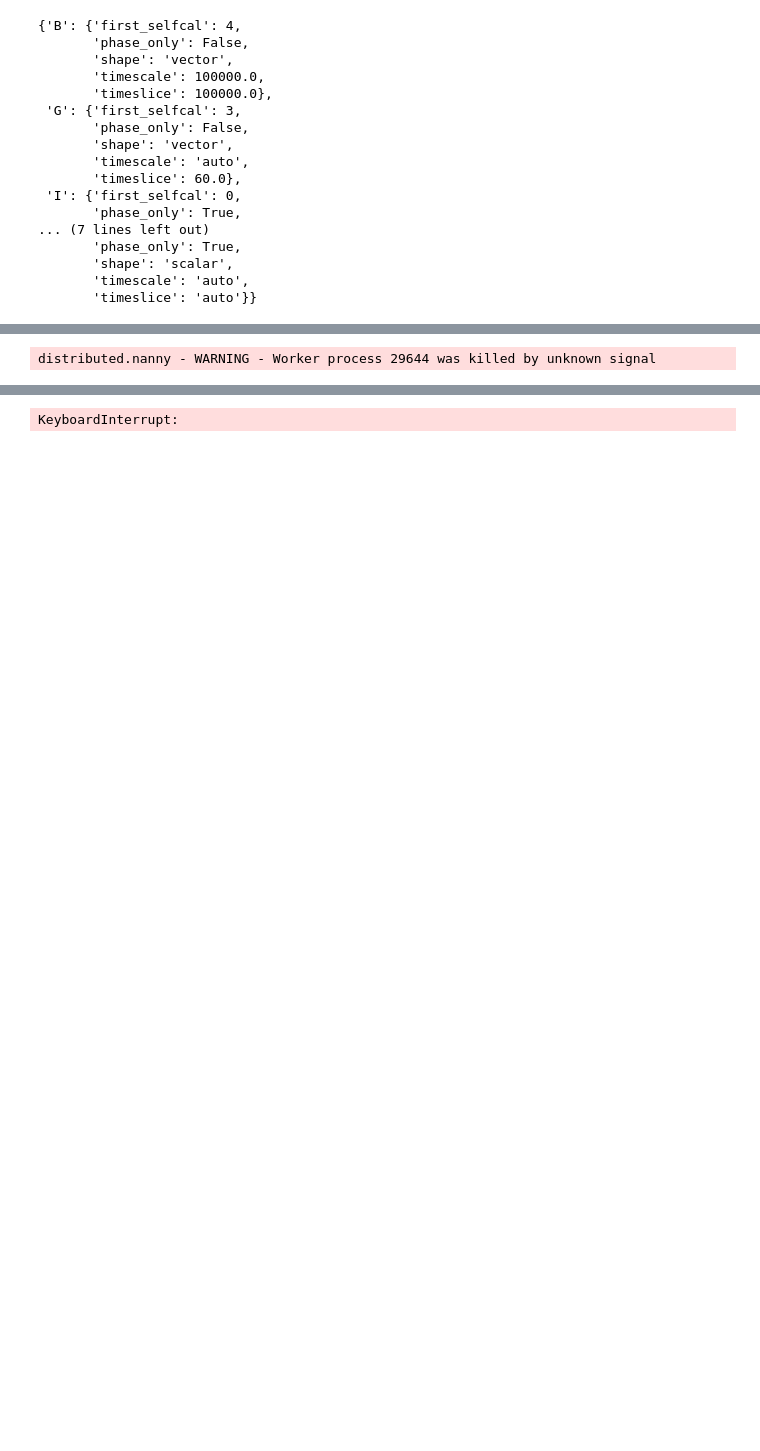
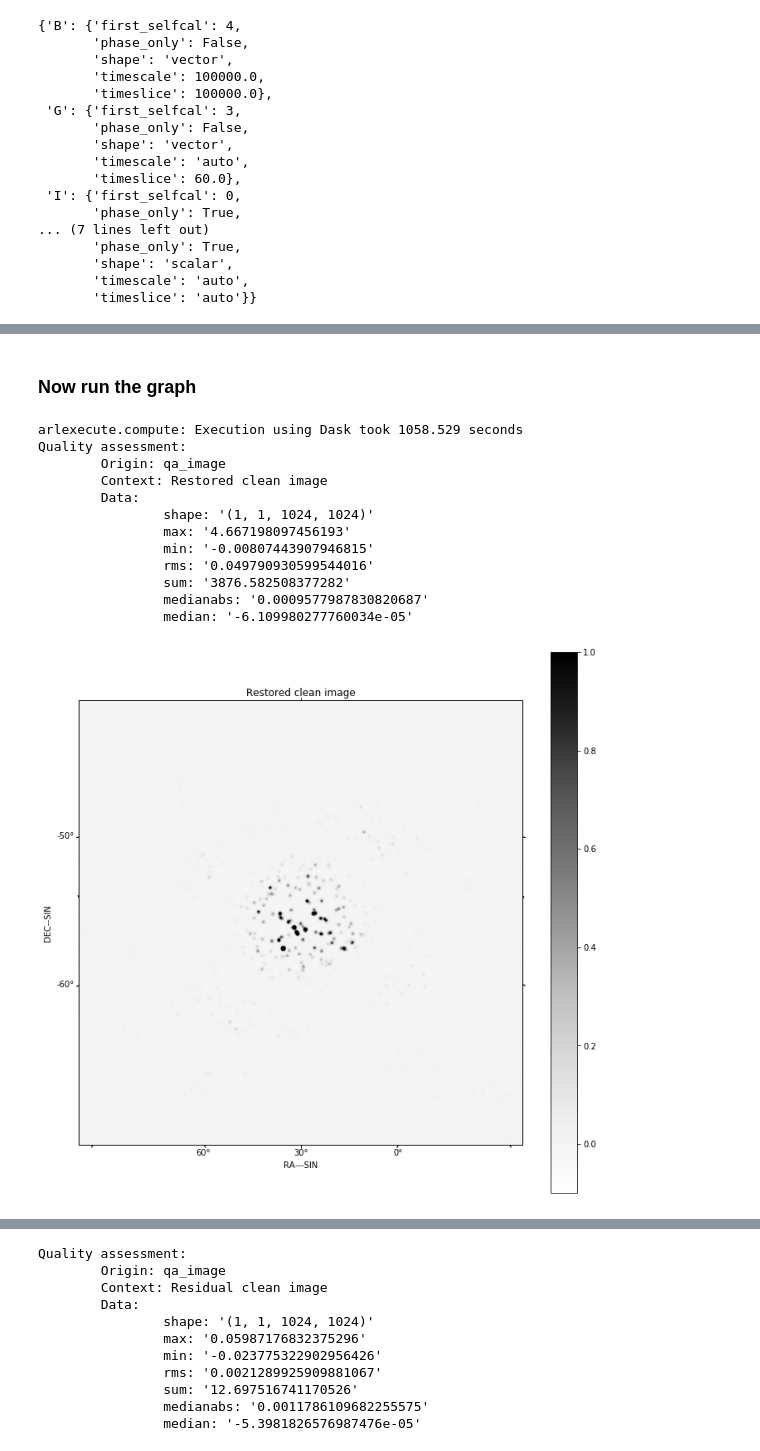
Before and after one commit to SKA-ScienceDataProcessor/algorithm-reference-library, a Jupyter notebook: workflows/notebooks/arl_demo.ipynb, the cells around one changed output, grey strips where cells are left out. Drawn from its saved outputs; the diff is of its cells as text; code cells hidden in the pictures; blank space fills up the shorter version.

```diff
--- a/workflows/notebooks/arl_demo.ipynb
+++ b/workflows/notebooks/arl_demo.ipynb
@@ -250,7 +254,7 @@ ical_list = ical_list_arlexecute_workflow(future_corrupted_vislist,
                                           vis_slices=vis_slices,
                                           scales=[0, 3, 10], algorithm='mmclean',
                                           nmoment=3, niter=1000,
-                                          fractional_threshold=0.1,
+                                          fractional_threshold=0.05,
                                           threshold=0.01, nmajor=5, gain=0.25,
                                           psf_support=64,
                                           deconvolve_facets = 8,
@@ -261,29 +265,42 @@ ical_list = ical_list_arlexecute_workflow(future_corrupted_vislist,
                                           do_selfcal=True,
                                           calibration_context = 'TG',
                                           controls=controls)
+# %% [markdown]
+### Now run the graph
 # %%
 log.info('About to run ical')
 result=arlexecute.compute(ical_list, sync=True)
-deconvolved = result[0][0]
-residual = result[1][0]
-restored = result[2][0]
-
-f=show_image(deconvolved, title='Clean image', cm='Greys', vmax=1.0, vmin=-0.1)
-print(qa_image(deconvolved, context='Clean image'))
-plt.show()
+centre=nfreqwin//2
+residual = result[1][centre]
+restored = result[2][centre]
 
 f=show_image(restored, title='Restored clean image', cm='Greys', vmax=1.0,
              vmin=-0.1)
 print(qa_image(restored, context='Restored clean image'))
 plt.show()
+f=show_image(restored, title='Restored clean image (10x deeper)', cm='Greys', vmax=0.1,
+             vmin=-0.01)
+plt.show()
 export_image_to_fits(restored, '%s/imaging-dask_ical_restored.fits'
                      %(results_dir))
 
-f=show_image(residual[0], title='Residual clean image', cm='Greys',
+f=show_image(residual[0], title='Residual clean image (10x deeper)', cm='Greys',
              vmax=0.1, vmin=-0.01)
 print(qa_image(residual[0], context='Residual clean image'))
 plt.show()
 export_image_to_fits(residual[0], '%s/imaging-dask_ical_residual.fits'
                      %(results_dir))
 # %% [output]
-distributed.nanny - WARNING - Worker process 29644 was killed by unknown signal
+arlexecute.compute: Execution using Dask took 1058.529 seconds
+Quality assessment:
+        Origin: qa_image
+        Context: Restored clean image
+        Data:
+                shape: '(1, 1, 1024, 1024)'
+                max: '4.667198097456193'
+                min: '-0.00807443907946815'
+                rms: '0.049790930599544016'
+                sum: '3876.582508377282'
+                medianabs: '0.0009577987830820687'
+                median: '-6.109980277760034e-05'
+[figure, added]
@@ -290 +308,11 @@ distributed.nanny - WARNING - Worker process 29644 was killed by unknown signal
-KeyboardInterrupt:
+Quality assessment:
+        Origin: qa_image
+        Context: Residual clean image
+        Data:
+                shape: '(1, 1, 1024, 1024)'
+                max: '0.05987176832375296'
+                min: '-0.023775322902956426'
+                rms: '0.0021289925909881067'
+                sum: '12.697516741170526'
+                medianabs: '0.0011786109682255575'
+                median: '-5.3981826576987476e-05'
```
Also changed, not shown: parts of 27 cells of this notebook, 12 other files.
